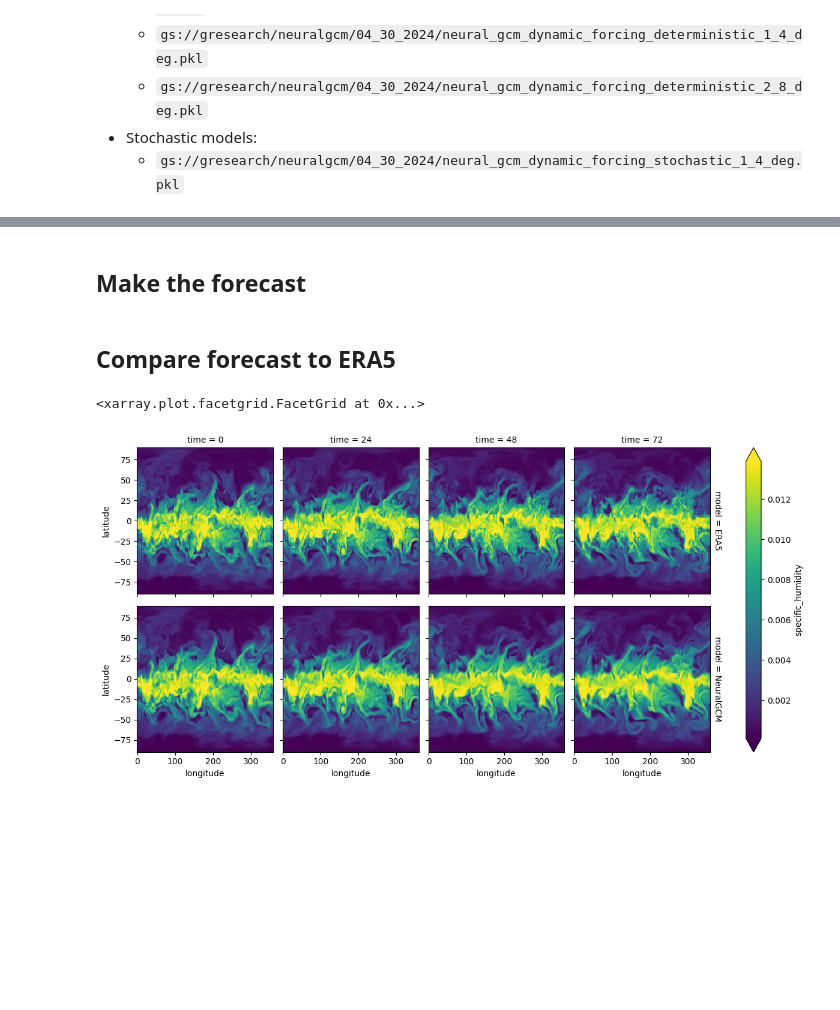
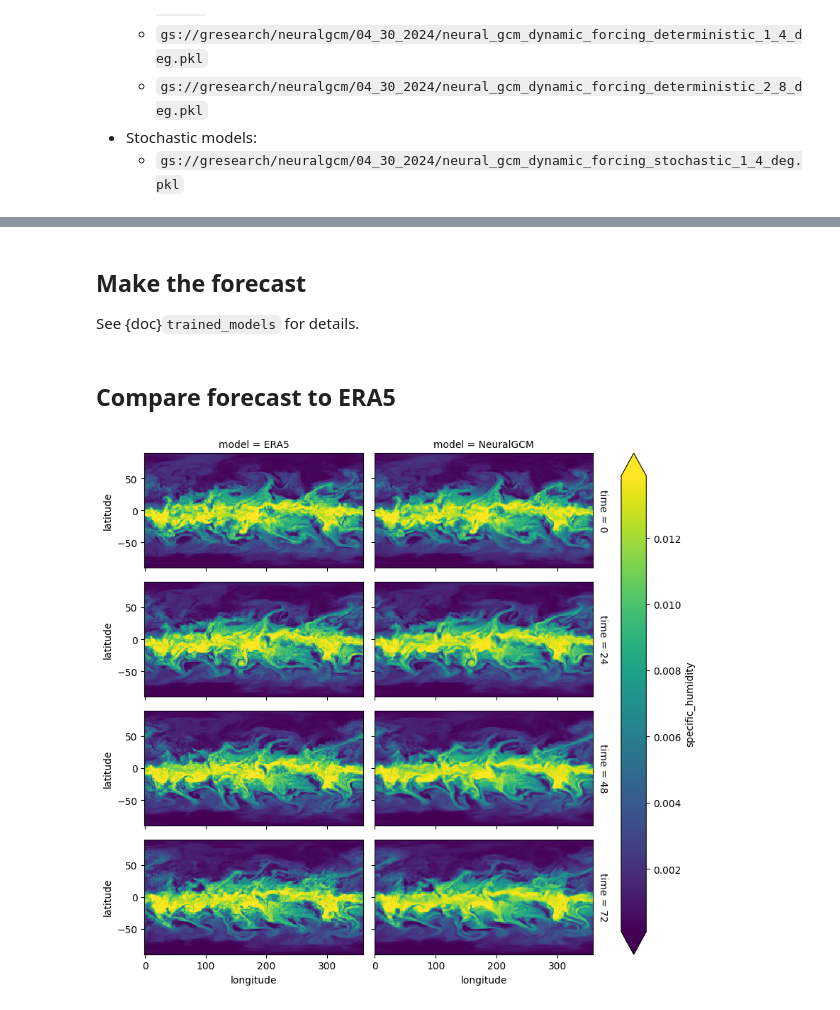
Before and after one commit to google-research/neuralgcm, a Jupyter notebook: docs/inference_demo.ipynb, the cells around one changed output, grey strips where cells are left out. Saved outputs shown, nothing was run; the diff lists cells and outputs as text; code cells hidden in the pictures; blank space fills up the shorter version.

```diff
--- a/docs/inference_demo.ipynb
+++ b/docs/inference_demo.ipynb
@@ -143,47 +102,48 @@ eval_ds.coords['latitude']  = new_lat
 # %% [markdown]
 ## Make the forecast
+
+See {doc}`trained_models` for details.
 # %%
 inner_steps = 24  # save model outputs once every 24 hours
 outer_steps = 4 * 24 // inner_steps  # total of 4 days
 timedelta = np.timedelta64(1, 'h') * inner_steps
 times = (np.arange(outer_steps) * inner_steps)  # time axis in hours
 
-# Note: rng_key is optional (and unused) by deterministic models.
-inputs, input_forcings = neural_gcm_model.data_from_xarray(eval_ds.isel(time=0))
-initial_state = neural_gcm_model.encode(
-    inputs, forcings=input_forcings, rng_key=jax.random.PRNGKey(42)
-)
+# initialize model state
+inputs = model.inputs_from_xarray(eval_era5.isel(time=0))
+input_forcings = model.forcings_from_xarray(eval_era5.isel(time=0))
+rng_key = jax.random.key(42)  # optional for deterministic models
+initial_state = model.encode(inputs, input_forcings, rng_key)
 
-# Use persistence for forcing variables (SST and sea ice cover)
-forcings = neural_gcm_model.forcings_from_xarray(eval_ds.head(time=1))
+# use persistence for forcing variables (SST and sea ice cover)
+all_forcings = model.forcings_from_xarray(eval_era5.head(time=1))
 
-final_state, predictions = neural_gcm_model.unroll(
+# make forecast
+final_state, predictions = model.unroll(
     initial_state,
-    forcings=forcings,
+    all_forcings,
     steps=outer_steps,
     timedelta=timedelta,
     start_with_input=True,
 )
-
-# Format rollout predictions to xarray.Dataset with labeled coordinates.
-predictions_ds = neural_gcm_model.data_to_xarray(predictions, times=times)
+predictions_ds = model.data_to_xarray(predictions, times=times)
 # %% [markdown]
 ## Compare forecast to ERA5
 # %%
 # Selecting ERA5 targets from exactly the same time slice
-target_trajectory, _ = neural_gcm_model.data_from_xarray(
-    eval_ds.thin(time=(inner_steps // data_inner_steps))
-    .isel(time=slice(None, outer_steps)))
-target_data_ds = neural_gcm_model.data_to_xarray(target_trajectory, times=times)
+target_trajectory = model.inputs_from_xarray(
+    eval_era5
+    .thin(time=(inner_steps // data_inner_steps))
+    .isel(time=slice(outer_steps))
+)
+target_data_ds = model.data_to_xarray(target_trajectory, times=times)
 
 combined_ds = xarray.concat([target_data_ds, predictions_ds], 'model')
 combined_ds.coords['model'] = ['ERA5', 'NeuralGCM']
 # %%
-# Visualization of ERA5 vs NeuralGCM trajectories
-variable = 'specific_humidity'
-level = 850
-combined_ds[variable].sel(level=level).plot(
-    x='longitude', y='latitude', col='time', row='model', robust=True)
+# Visualize ERA5 vs NeuralGCM trajectories
+combined_ds.specific_humidity.sel(level=850).plot(
+    x='longitude', y='latitude', row='time', col='model', robust=True, aspect=2, size=2
+);
 # %% [output]
-<xarray.plot.facetgrid.FacetGrid at 0x...>
-[figure, old version]
+[figure, new version]
```
Also changed, not shown: parts of 12 cells of this notebook, 4 other files.
